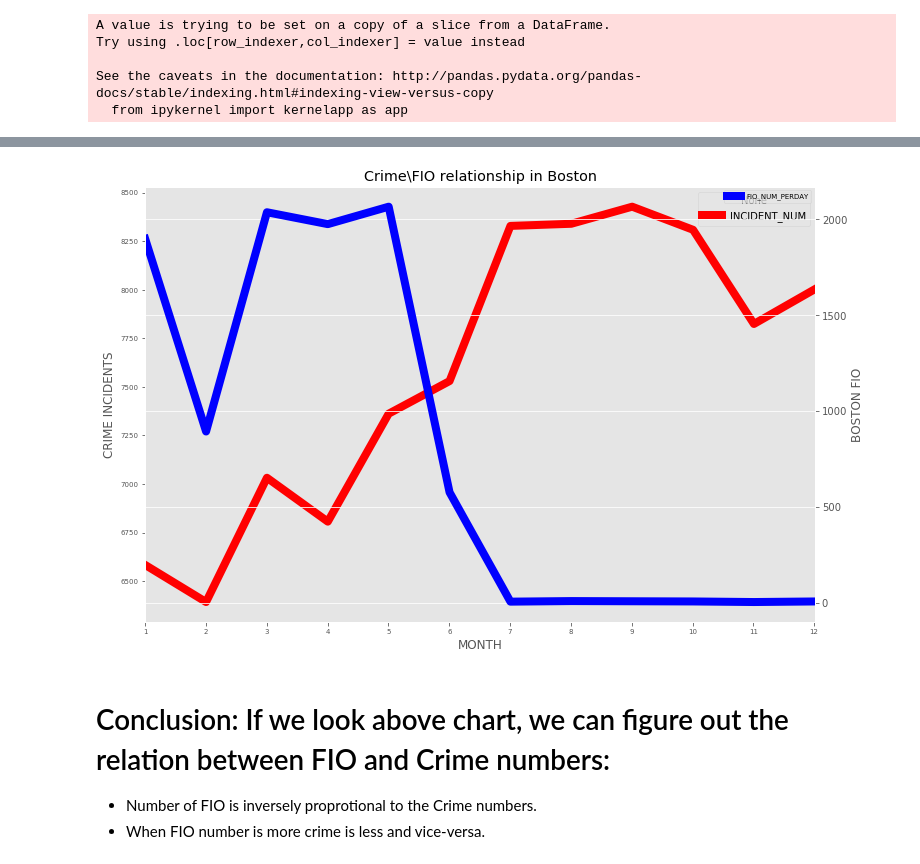
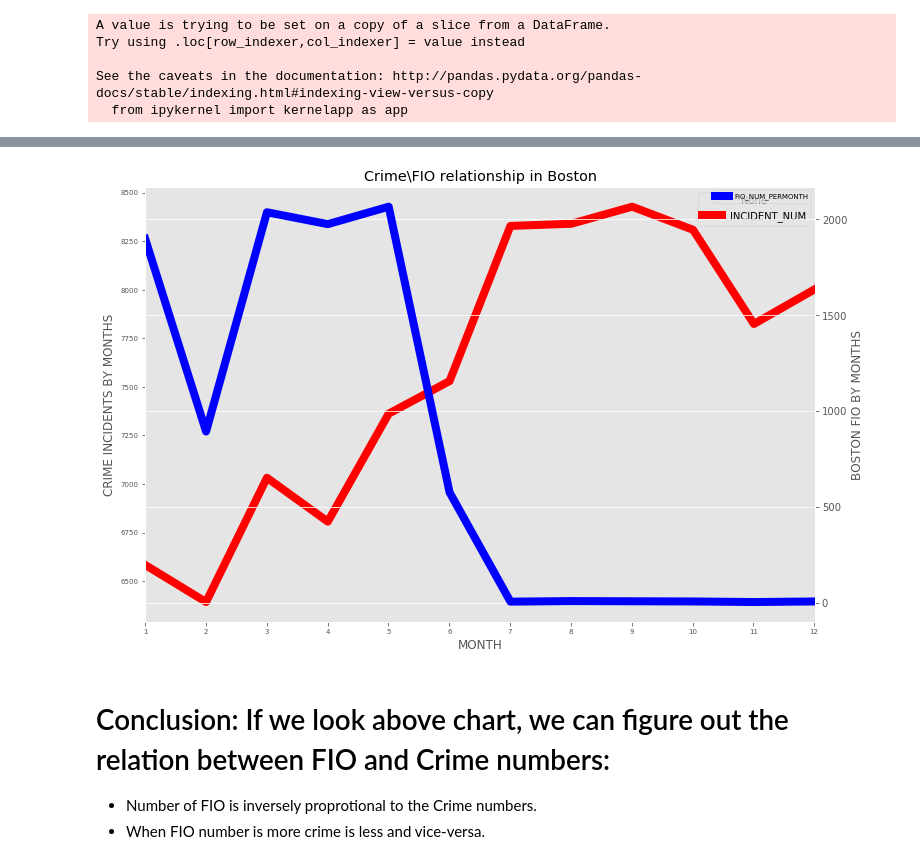
Before and after one commit to rajusingh7777/singh_raju_spring2017, a Jupyter notebook: Final/analysis/analysis3.ipynb, the cells around one changed output, grey strips where cells are left out. Saved outputs shown, nothing was run; the diff lists cells and outputs as text; code cells hidden in the pictures.

```diff
--- a/Final/analysis/analysis3.ipynb
+++ b/Final/analysis/analysis3.ipynb
@@ -49,5 +88,4 @@ df_FIO1=df_FIO[df_FIO.years.apply(lambda x: '2015' in x )]
 # %%
 df_FIO2=df_FIO1.groupby('months').seq_num.count()
 df_FIO2=df_FIO2.reset_index(inplace=False)
-df_FIO2.columns=['DATE', 'FIO_NUM_PERDAY']
-df_FIO2
+df_FIO2.columns=['MONTH', 'FIO_NUM_PERMONTH']
@@ -68,28 +94,28 @@ df_FIO2
 # %%
 plt.figure(figsize=(12,8))
-pt1=df_Cri1["INCIDENT_NUM"].plot(kind='line',title='Crime\FIO relationship in Boston',fontsize=7)
-pt1.set_ylabel('CRIME INCIDENTS')
+pt1=df_Cri1["INCIDENT_NUM"].plot(kind='line',title='Crime\FIO relationship in Boston by Month',fontsize=7)
+pt1.set_ylabel('CRIME INCIDENTS BY MONTHS')
 pt1.set_xlabel("MONTH")
 
 #to set ticks and correspoding labels
 start, end = pt1.get_xlim()
 pt1.set_xticks(np.arange(start, end, .999))
 pt1.set_xticklabels(df_Cri1.MONTH)
 pt1.lines[-1].set_linewidth(8)
 pt1.lines[-1].set_color('red')
 pt1.legend(fontsize=7)
 
-pt2=df_FIO2["FIO_NUM_PERDAY"].plot(secondary_y=True,kind='line', title='Crime\FIO relationship in Boston',fontsize=7)
-pt2.set_ylabel('BOSTON FIO')
+pt2=df_FIO2["FIO_NUM_PERMONTH"].plot(secondary_y=True,kind='line', title='Crime\FIO relationship in Boston',fontsize=7)
+pt2.set_ylabel('BOSTON FIO BY MONTHS')
 #pt2.set_xlabel("Month")
 #pt2.set_xticklabels(df_A.MONTH)
 pt2.lines[-1].set_linewidth(8)
 pt2.lines[-1].set_color('blue')
 pt2.legend(fontsize=7)
 
 plt.show()
 # %% [output]
-[figure, old version]
+[figure, new version]
 # %% [markdown]
 # Conclusion: If we look above chart, we can figure out the relation between FIO and Crime numbers:
 - Number of FIO is inversely proprotional to the Crime numbers.
```
Also changed, not shown: parts of 27 cells of this notebook, 12 other files.
